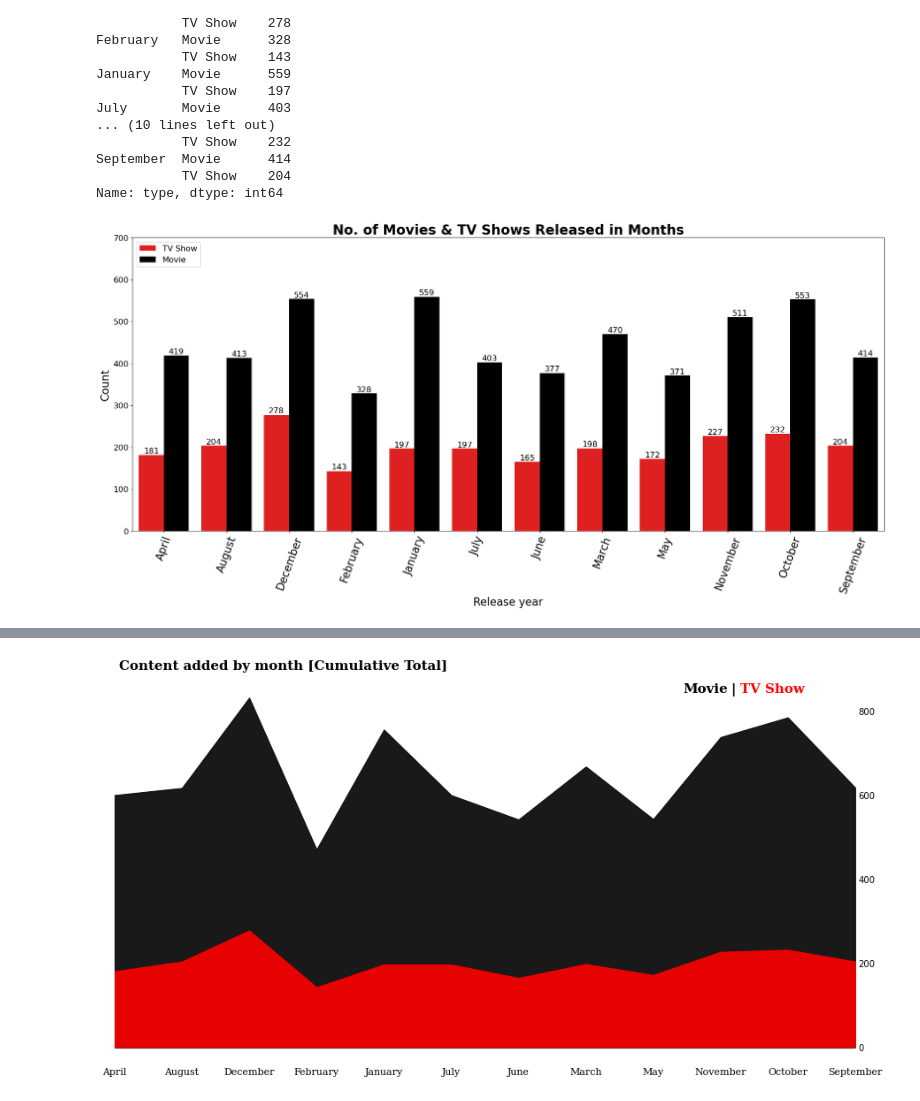
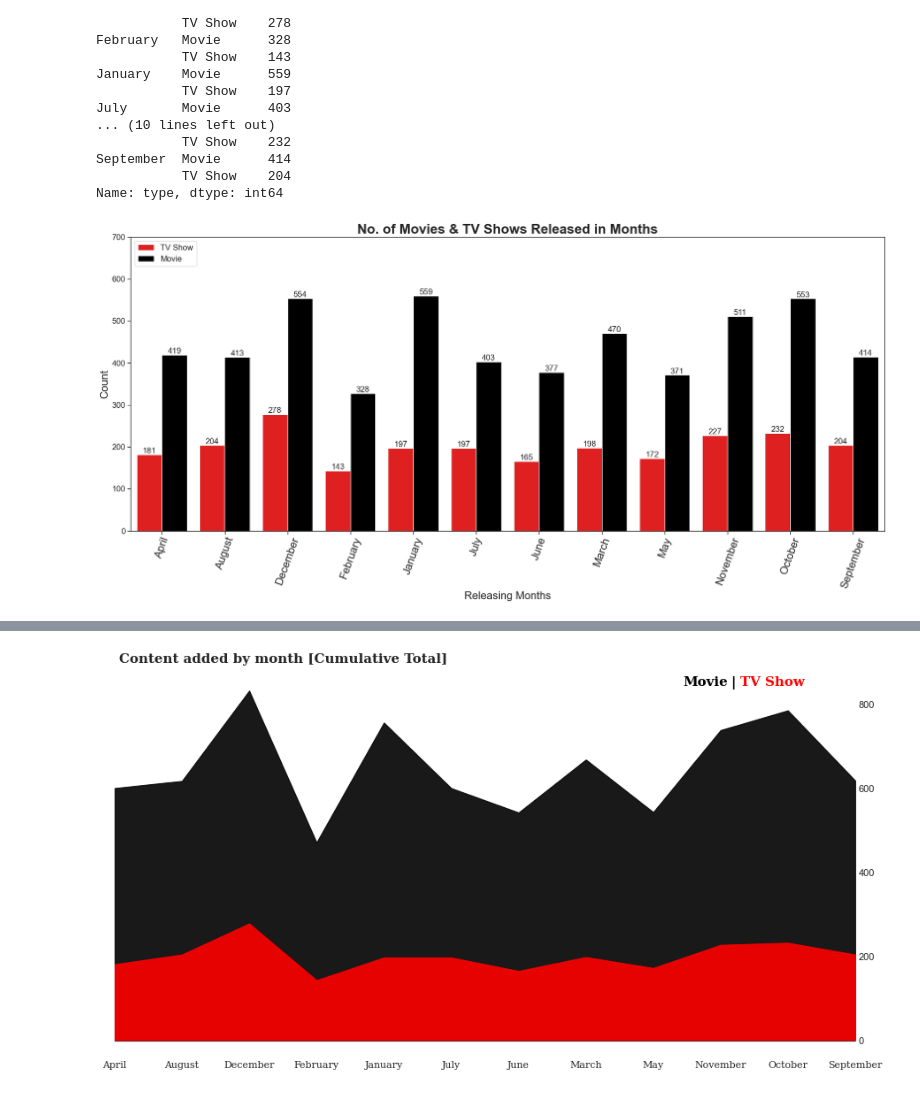
Before and after one commit to GurunVed07/Netflix-data-visualization, a Jupyter notebook: Netflix.ipynb, the cells around one changed output, grey strips where cells are left out. Drawn from its saved outputs; the diff is of its cells as text; code cells hidden in the pictures.

```diff
--- a/Netflix.ipynb
+++ b/Netflix.ipynb
@@ -295,21 +295,21 @@ Name: type, dtype: int64
 # %%
 plt.figure(figsize=(25,10), dpi=80)
 co = df.groupby('months')['type'].count().index
 ax = sns.countplot(x='months', order=co, data=df, hue='type', palette=['red','black'])
 plt.xticks(rotation=70,fontsize=20)
 plt.title('No. of Movies & TV Shows Released in Months',fontsize=25, fontweight='bold')
 plt.legend(loc="upper left",fontsize=15)
-plt.xlabel('Release year',fontsize=20)
+plt.xlabel('Releasing Months',fontsize=20)
 plt.ylabel('Count',fontsize=20)
 plt.yticks(np.arange(0,701,100),fontsize=15)
 
 
 for container in ax.containers:
     ax.bar_label(container, fontsize=15)
 
 plt.show()
 # %% [output]
-[figure, old version]
+[figure, new version]
 # %%
 country_order = df['fcountry'].value_counts()[:11].index
 data_q2q3 = df[['type', 'fcountry']].groupby('fcountry')['type'].value_counts().unstack().loc[country_order]
```
Also changed, not shown: parts of 5 cells of this notebook.
